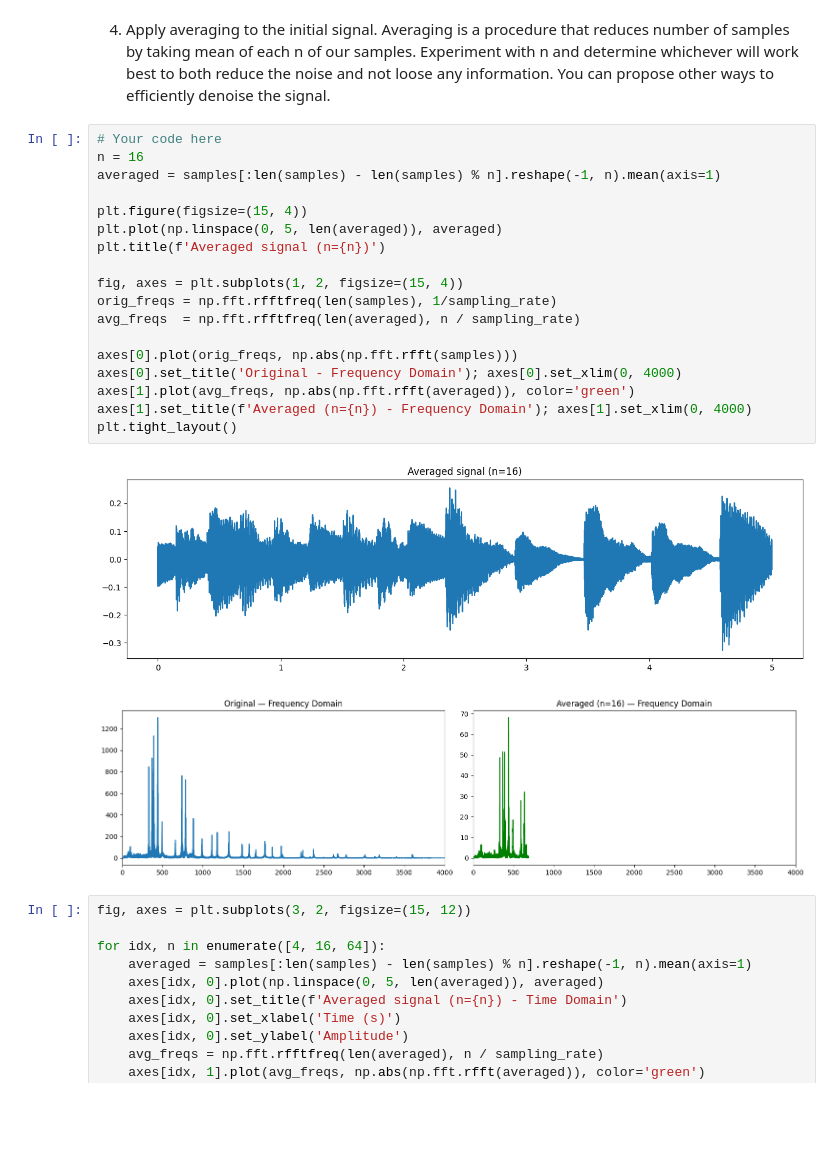
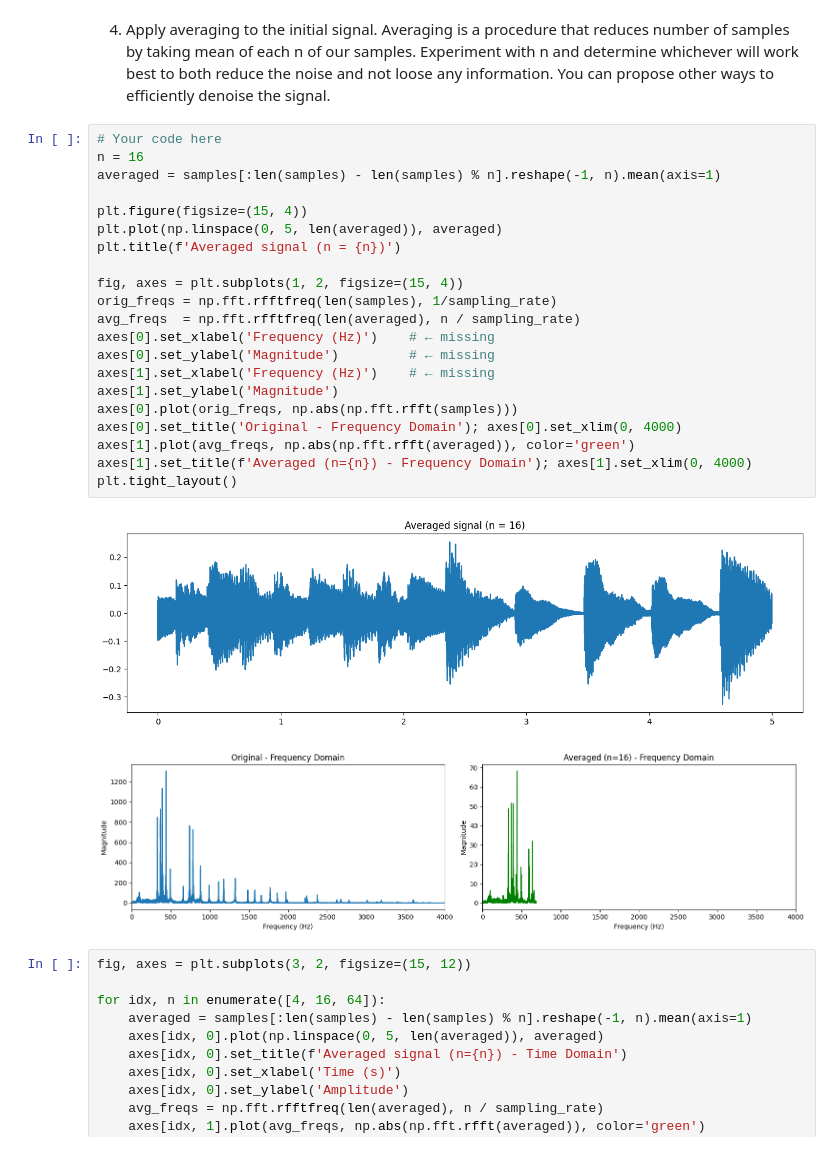
Before and after one commit to MariiaHamanuk/LaLab2, a Jupyter notebook: LA_Lab_2_Template_2025.ipynb, the cells around one changed output. Cells and saved outputs as stored; diff of their text form; blank space fills up the shorter version.

```diff
--- a/LA_Lab_2_Template_2025.ipynb
+++ b/LA_Lab_2_Template_2025.ipynb
@@ -376,24 +400,27 @@ A chromagram collapses the full frequency spectrum onto the 12 pitch classes of
 # %%
 # Your code here
 n = 16
 averaged = samples[:len(samples) - len(samples) % n].reshape(-1, n).mean(axis=1)
 
 plt.figure(figsize=(15, 4))
 plt.plot(np.linspace(0, 5, len(averaged)), averaged)
-plt.title(f'Averaged signal (n={n})')
+plt.title(f'Averaged signal (n = {n})')
 
 fig, axes = plt.subplots(1, 2, figsize=(15, 4))
 orig_freqs = np.fft.rfftfreq(len(samples), 1/sampling_rate)
 avg_freqs  = np.fft.rfftfreq(len(averaged), n / sampling_rate)
-
+axes[0].set_xlabel('Frequency (Hz)')    # ← missing
+axes[0].set_ylabel('Magnitude')         # ← missing
+axes[1].set_xlabel('Frequency (Hz)')    # ← missing
+axes[1].set_ylabel('Magnitude')
 axes[0].plot(orig_freqs, np.abs(np.fft.rfft(samples)))
 axes[0].set_title('Original - Frequency Domain'); axes[0].set_xlim(0, 4000)
 axes[1].plot(avg_freqs, np.abs(np.fft.rfft(averaged)), color='green')
 axes[1].set_title(f'Averaged (n={n}) - Frequency Domain'); axes[1].set_xlim(0, 4000)
 plt.tight_layout()
 # %% [output]
 [figure]
-[figure, old version]
+[figure, new version]
 # %%
 fig, axes = plt.subplots(3, 2, figsize=(15, 12))
 
```
Also changed, not shown: parts of 9 cells of this notebook.
